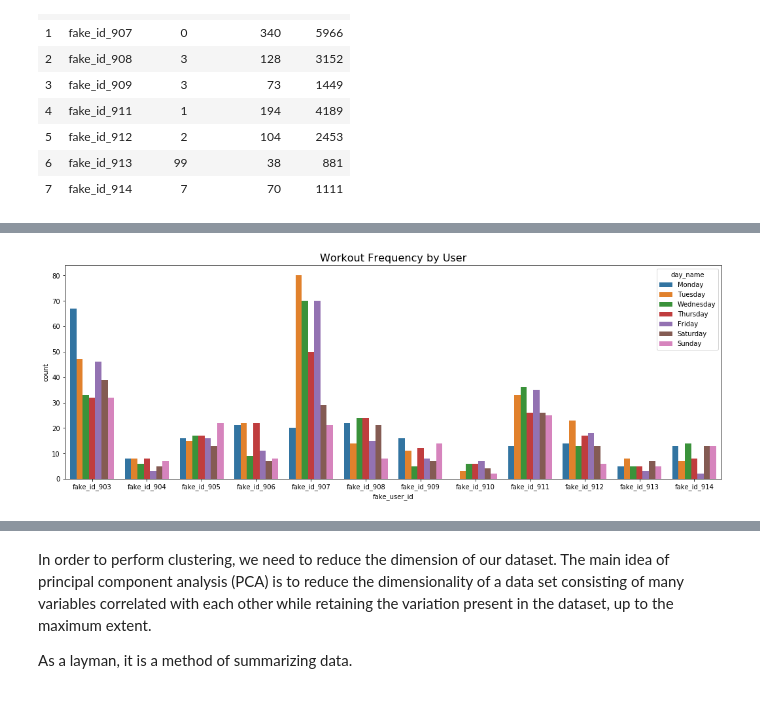
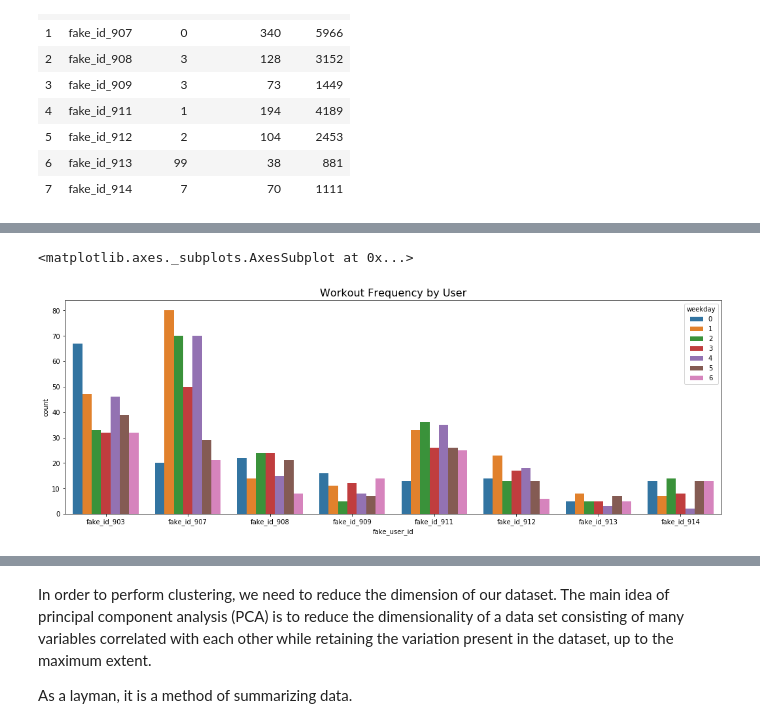
Before and after one commit to JieFang830/FitBod_Homework, a Jupyter notebook: Fitbod-Homework-Jie Fang.ipynb, the cells around one changed output, grey strips where cells are left out. Drawn from its saved outputs; the diff is of its cells as text; code cells hidden in the pictures.

```diff
--- a/Fitbod-Homework-Jie Fang.ipynb
+++ b/Fitbod-Homework-Jie Fang.ipynb
@@ -48,6 +48,7 @@ memory usage: 2.7+ MB
 # %%
 # Add some columns to parse the date
 data['workoutDate'] =  pd.to_datetime(data['workoutDate']).dt.date
+data['day'] =  pd.DatetimeIndex(data['workoutDate']).day
 data['month'] =  pd.DatetimeIndex(data['workoutDate']).month
 data['year'] =  pd.DatetimeIndex(data['workoutDate']).year
 data['month_year'] = pd.to_datetime(data['workoutDate']).dt.to_period('M')
@@ -450,7 +473,7 @@ df_RFM
 | 6 | fake_id_913 | 99 | 38 | 881 |
 | 7 | fake_id_914 | 7 | 70 | 1111 |
 # %%
-df=data.groupby(['fake_user_id','weekday'])['workoutId'].unique().to_frame()
+df=active_user.groupby(['fake_user_id','weekday'])['workoutId'].unique().to_frame()
 df['count']=[len(i) for i in df['workoutId']]
 # %%
 df.reset_index(inplace=True)
@@ -472,6 +487,0 @@ df
-# %%
-dic={0:'Monday',1:'Tuesday',2:'Wednesday',3:'Thursday',4:'Friday',5:'Saturday',6:'Sunday'}
-df['day_name'] = df.weekday.map(dic)
-order = [ "Monday", "Tuesday", "Wednesday", "Thursday", "Friday", "Saturday","Sunday"]
-fig, ax = plt.subplots(nrows=1, ncols=1, figsize=(18, 6))
-ax = sns.barplot(x="day_name", y="count", hue="fake_user_id", order=order,data=df)
@@ -480,11 +488,14 @@ ax = sns.barplot(x="day_name", y="count", hue="fake_user_id", order=order,data=d
+# %%
+sns.barplot(x='fake_user_id', y='count',hue='weekday' ,hue_order=order,data=df,ax=ax)
+# %% [output]
+<matplotlib.axes._subplots.AxesSubplot at 0x...>
 # %%
-order = [ "Monday", "Tuesday", "Wednesday", "Thursday", "Friday", "Saturday","Sunday"]
 fig, ax = plt.subplots(nrows=1, ncols=1, figsize=(18, 6))
-bar_plot=sns.barplot(x='fake_user_id', y='count',hue='day_name' ,hue_order=order,data=df,ax=ax)
+bar_plot=sns.barplot(x='fake_user_id', y='count',hue='weekday',data=df,ax=ax)
 ax.set_title('Workout Frequency by User', fontsize=16)
 
 plt.show()
 # %% [output]
-[figure, old version]
+[figure, new version]
 # %%
 table=pd.pivot_table(df, values='count', index=['fake_user_id'], columns=['weekday'], aggfunc=np.sum, fill_value=0)
```
Also changed, not shown: parts of 35 cells of this notebook.
